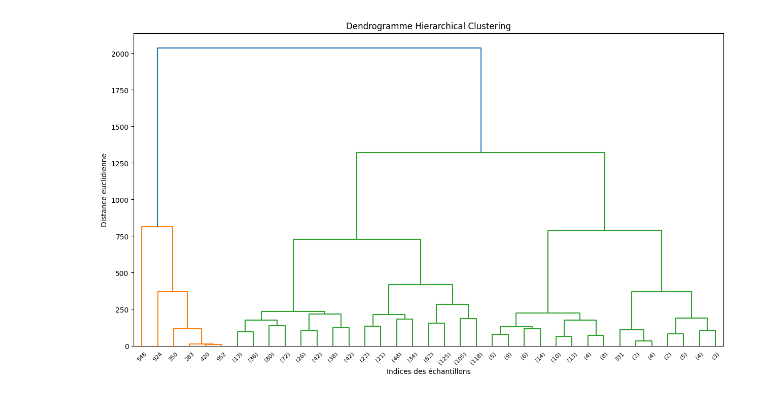
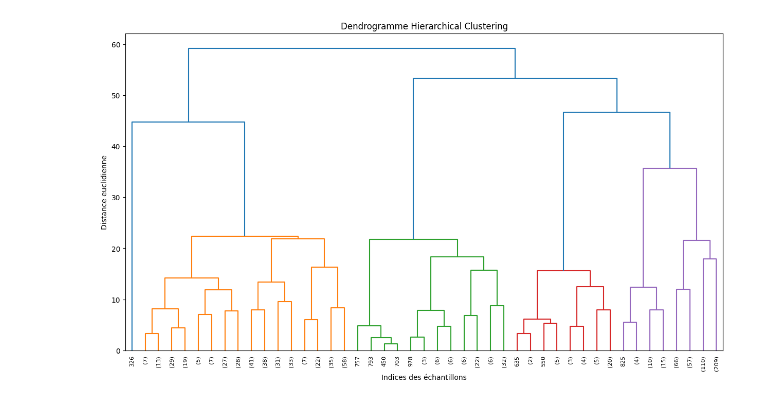
Before and after one commit to Paulin178/Machine-Learning, a Jupyter notebook: Hierarchical_Clustering.ipynb, the cells around one changed output. Drawn from its saved outputs; the diff is of its cells as text; code cells hidden in the pictures.

```diff
--- a/Hierarchical_Clustering.ipynb
+++ b/Hierarchical_Clustering.ipynb
@@ -4,8 +4,8 @@
 import pandas as pd
 from sklearn.preprocessing import StandardScaler, LabelEncoder
 from scipy.cluster.hierarchy import dendrogram, linkage
-from scipy.spatial.distance import pdist, squareform
 import matplotlib.pyplot as plt
+import time
 
 # Chargement des données à partir du fichier CSV
 data = pd.read_csv('clear_data.csv')
@@ -19,39 +19,33 @@ data = data[selected_columns]
 
 # Supprimer les lignes contenant des valeurs manquantes
 data.dropna(inplace=True)
 
 # Encodage des variables catégorielles avec LabelEncoder
 label_encoder = LabelEncoder()
 categorical_columns = ['type', 'nameOrig', 'nameDest']
 for col in categorical_columns:
     data[col] = label_encoder.fit_transform(data[col])
 
 # Sélectionner un sous-ensemble des données pour réduire la taille
 sample_size = 1000
 data_sample = data.sample(n=sample_size, random_state=42)
 
 # Séparation des caractéristiques (X)
 X = data_sample
 
 # Mise à l'échelle des données
 scaler = StandardScaler()
 X_scaled = scaler.fit_transform(X)
 
-# Calcul des distances pairwise
-distances = pdist(X_scaled)
-
-# Conversion des distances en une matrice de distance carrée
-distance_matrix = squareform(distances)
-
-# Création de la matrice de liaison (linkage matrix) avec la méthode de liaison 'ward'
-linkage_matrix = linkage(distance_matrix, method='ward')
+# Création du modèle de clustering hiérarchique
+linkage_matrix = linkage(X_scaled, method='ward')
 
 # Affichage du dendrogramme
 plt.figure(figsize=(15, 8))
 dendrogram(linkage_matrix, truncate_mode='level', p=5)
 plt.title('Dendrogramme Hierarchical Clustering')
 plt.xlabel('Indices des échantillons')
 plt.ylabel('Distance euclidienne')
 plt.show()
 # %% [output]
-[figure, old version]
+[figure, new version]
```
Also changed, not shown: parts of 1 cell of this notebook.
